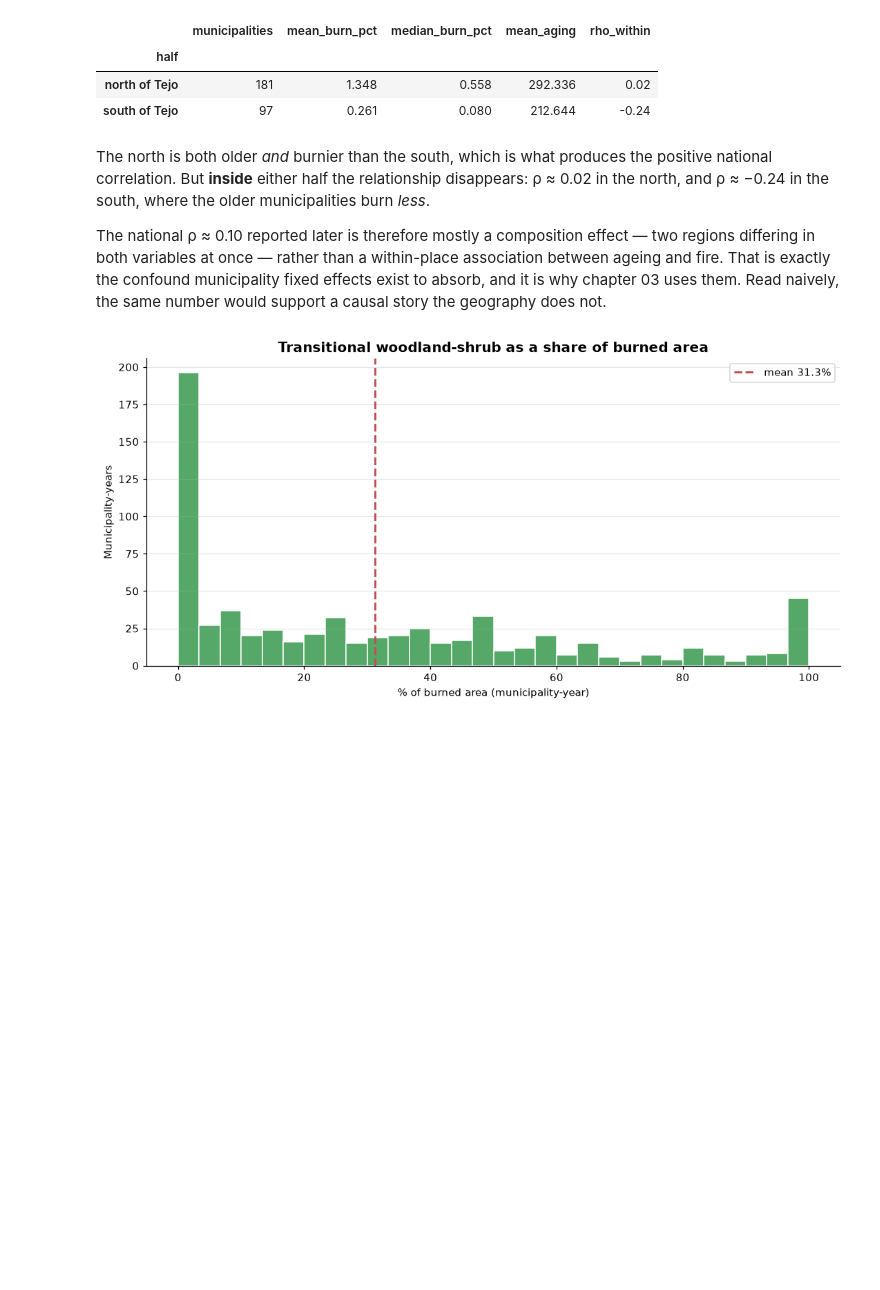
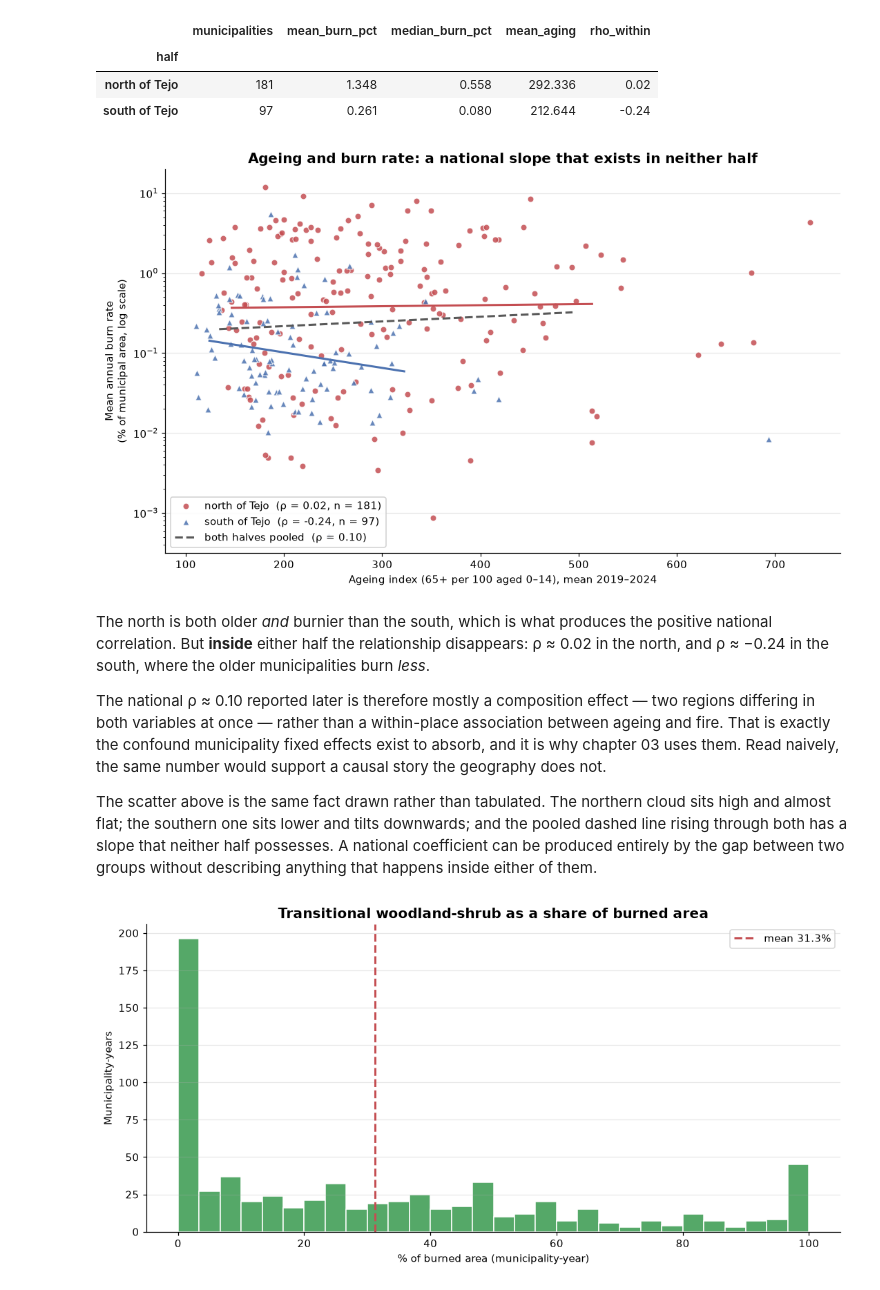
Before and after one commit to rogerjeasy/sustainability-analytics, a Jupyter notebook: notebooks/02_eda.ipynb, the cells around one changed output. Saved outputs shown, nothing was run; the diff lists cells and outputs as text; code cells hidden in the pictures; blank space fills up the shorter version.

```diff
--- a/notebooks/02_eda.ipynb
+++ b/notebooks/02_eda.ipynb
@@ -280,6 +281,50 @@ summary.round(3)
 | half |  |  |  |  |  |
 | north of Tejo | 181 | 1.348 | 0.558 | 292.336 | 0.02 |
 | south of Tejo | 97 | 0.261 | 0.080 | 212.644 | -0.24 |
+# %%
+COLOURS = {"north of Tejo": "#C44E52", "south of Tejo": "#4C72B0"}
+MARKERS = {"north of Tejo": "o", "south of Tejo": "^"}
+
+fitted = halves.dropna(subset=["aging_index", "burn_rate_pct"])
+
+
+def trend(ax, x, y, **kwargs):
+    """Least squares in log space — monotone, so its sign matches Spearman's.
+
+    Drawn only across the central 90% of x, so a sparse tail cannot make a slope
+    look better supported than it is.
+    """
+    slope, intercept = np.polyfit(x, np.log10(y), 1)
+    xs = np.linspace(*np.percentile(x, [5, 95]), 100)
+    ax.plot(xs, 10 ** (intercept + slope * xs), linewidth=2, **kwargs)
+
+
+fig, ax = plt.subplots(figsize=(10, 6))
+
+for half, group in fitted.groupby("half"):
+    ax.scatter(group.aging_index, group.burn_rate_pct,
+               s=34, marker=MARKERS[half], color=COLOURS[half],
+               edgecolor="white", linewidth=0.7, alpha=0.85, zorder=3,
+               label=f"{half}  (\u03c1 = {summary.loc[half, 'rho_within']:.2f}, n = {len(group)})")
+    trend(ax, group.aging_index, group.burn_rate_pct, color=COLOURS[half], zorder=4)
+
+# The pooled line is the point of the figure: it rises through two clouds that do
+# not rise themselves.
+rho_all = fitted.aging_index.corr(fitted.burn_rate_pct, method="spearman")
+trend(ax, fitted.aging_index, fitted.burn_rate_pct, color="0.35", linestyle="--",
+      zorder=5, label=f"both halves pooled  (\u03c1 = {rho_all:.2f})")
+
+ax.set_yscale("log")
+ax.set_title("Ageing and burn rate: a national slope that exists in neither half")
+ax.set_xlabel("Ageing index (65+ per 100 aged 0\u201314), mean 2019\u20132024")
+ax.set_ylabel("Mean annual burn rate\n(% of municipal area, log scale)")
+ax.legend(loc="lower left", frameon=True, framealpha=0.9)
+
+fig.tight_layout()
+save_figure(fig, "ageing_vs_burn_rate_by_half")
+plt.show()
+# %% [output]
+[figure, added]
 # %% [markdown]
 The north is both older *and* burnier than the south, which is what produces the
 positive national correlation. But **inside** either half the relationship
@@ -291,6 +336,12 @@ two regions differing in both variables at once — rather than a within-place
 association between ageing and fire. That is exactly the confound municipality
 fixed effects exist to absorb, and it is why chapter 03 uses them. Read naively,
 the same number would support a causal story the geography does not.
+
+The scatter above is the same fact drawn rather than tabulated. The northern cloud
+sits high and almost flat; the southern one sits lower and tilts downwards; and the
+pooled dashed line rising through both has a slope that neither half possesses. A
+national coefficient can be produced entirely by the gap between two groups without
+describing anything that happens inside either of them.
 # %%
 transit = panel.lc_transit_mean.dropna()
 
```
Also changed, not shown: parts of 2 cells of this notebook, 1 other file.
